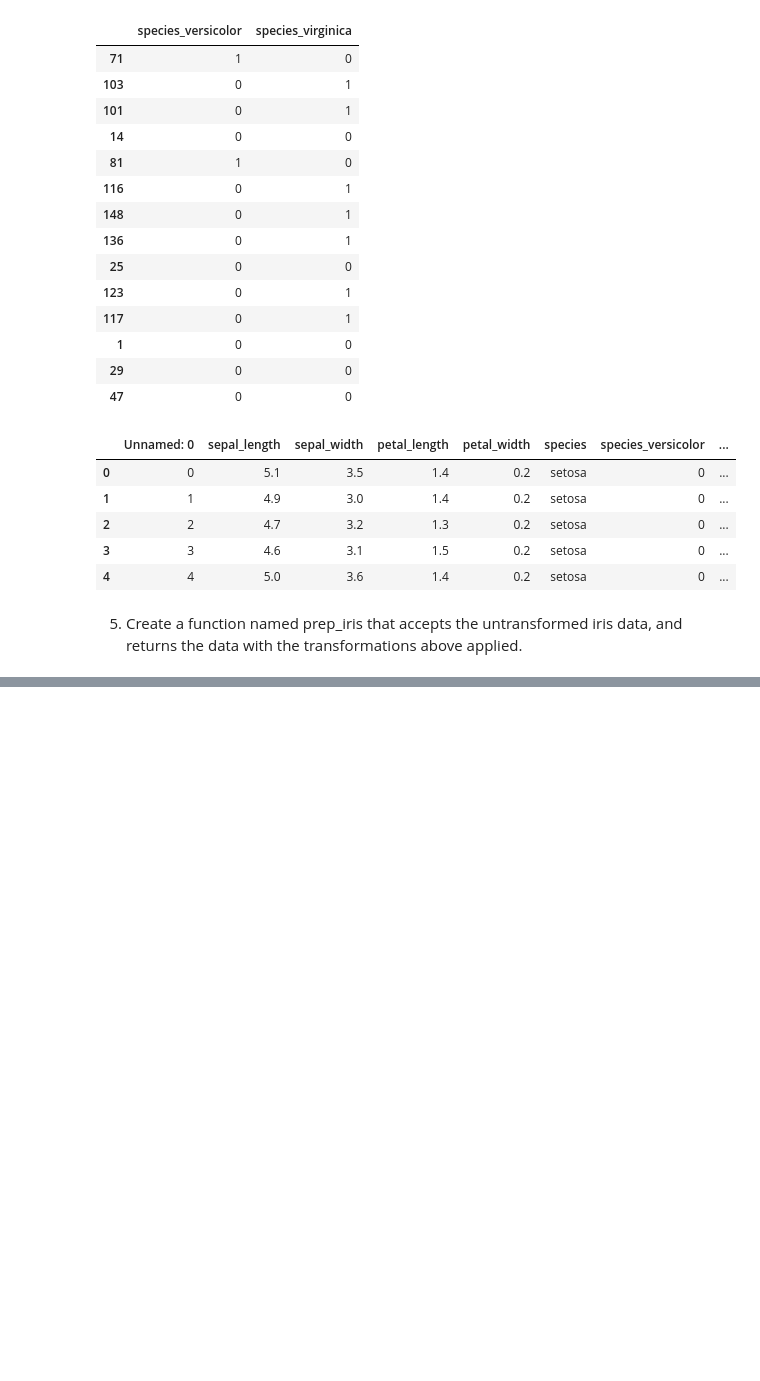
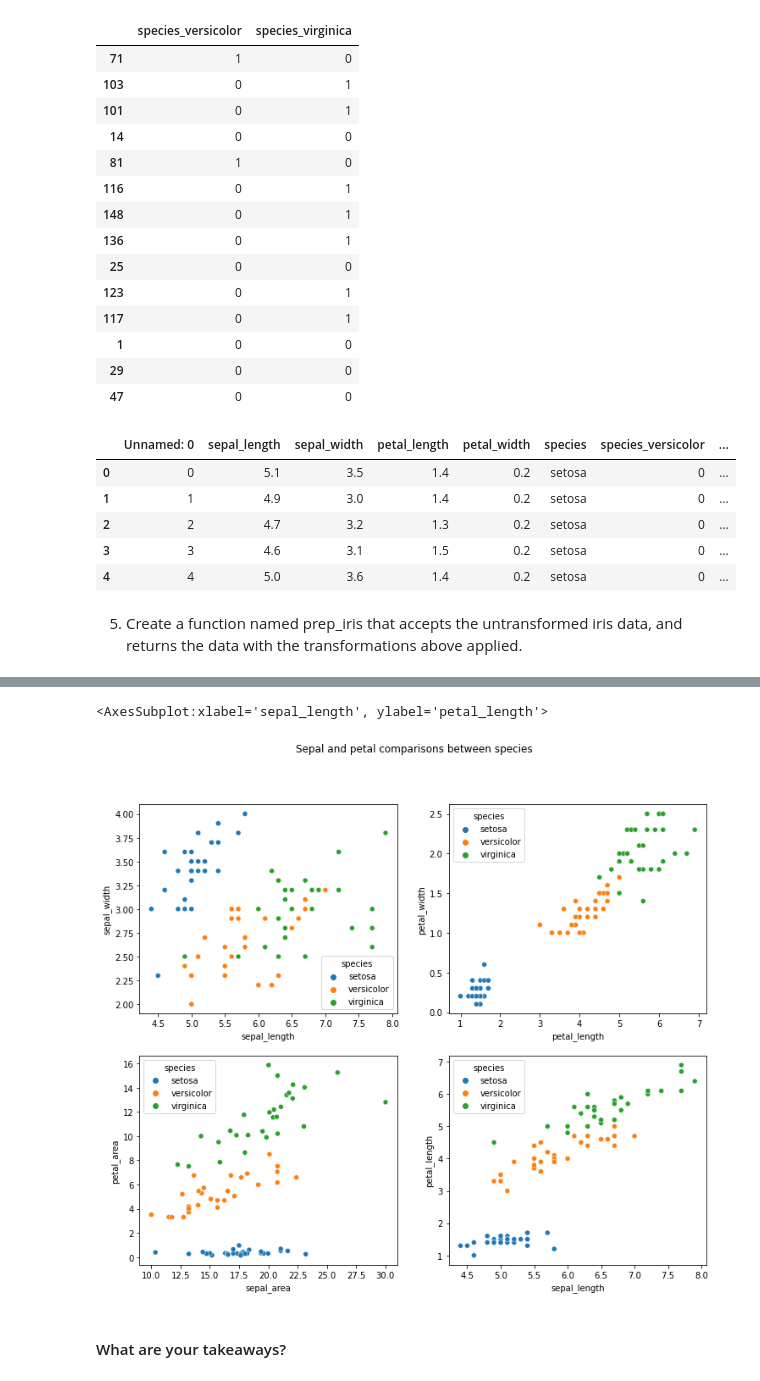
Before and after one commit to david-ryan-alviola/classification-exercises, a Jupyter notebook: classification_exercises.ipynb, the cells around one changed output, grey strips where cells are left out. Drawn from its saved outputs; the diff is of its cells as text; code cells hidden in the pictures; blank space fills up the shorter version.

```diff
--- a/classification_exercises.ipynb
+++ b/classification_exercises.ipynb
@@ -355,0 +411,4 @@ train, validate = train_test_split(train_validate, train_size=0.7, random_state=
+# %%
+train['sepal_area'] = train['sepal_length'] * train['sepal_width']
+train['petal_area'] = train['petal_length'] * train['petal_width']
+train.head()
@@ -355,0 +422,20 @@ train, validate = train_test_split(train_validate, train_size=0.7, random_state=
+# %%
+plt.figure(figsize=(12, 10))
+plt.suptitle("Sepal and petal comparisons between species")
+
+plt.subplot(221)
+sns.scatterplot(x="sepal_length", y="sepal_width", data=train, hue="species")
+
+plt.subplot(222)
+sns.scatterplot(x="petal_length", y="petal_width", data=train, hue="species")
+
+plt.subplot(223)
+sns.scatterplot(x="sepal_area", y="petal_area", data=train, hue="species")
+
+plt.subplot(224)
+sns.scatterplot(x="sepal_length", y="petal_length", data=train, hue="species")
+# %% [output]
+<AxesSubplot:xlabel='sepal_length', ylabel='petal_length'>
+[figure, added]
+# %% [markdown]
+#### What are your takeaways?
```
Also changed, not shown: parts of 16 cells of this notebook, 2 other files.
